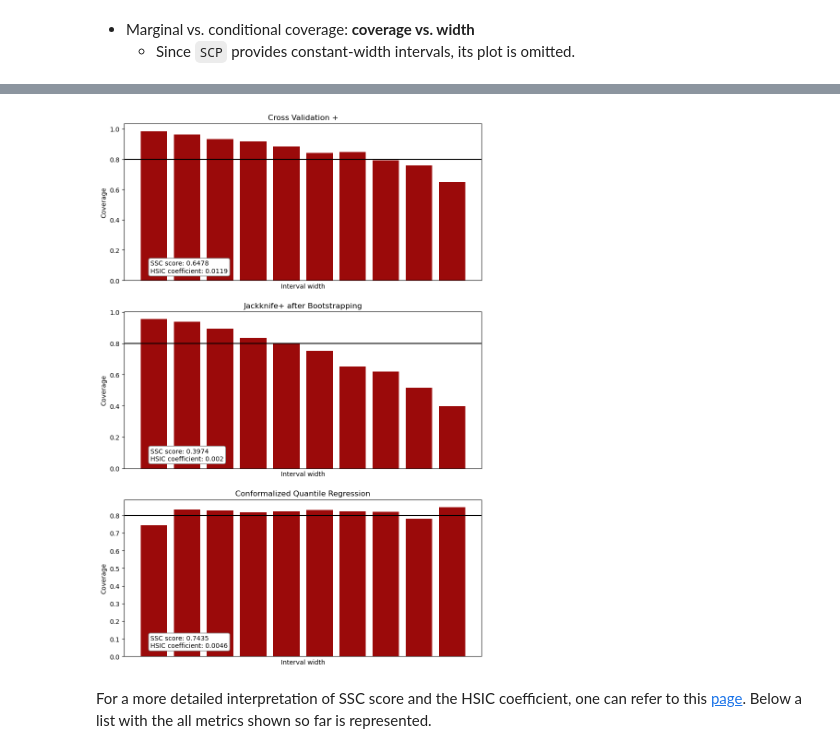
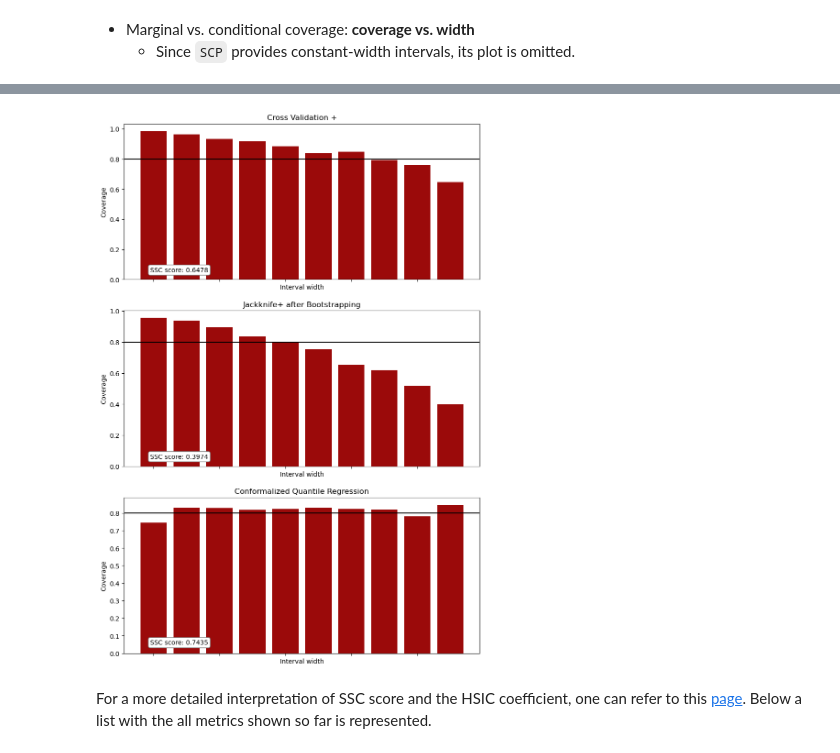
Before and after one commit to gcastro-98/conformal-prediction, a Jupyter notebook: regression.ipynb, the cells around one changed output, grey strips where cells are left out. Saved outputs shown, nothing was run; the diff lists cells and outputs as text; code cells hidden in the pictures.

```diff
--- a/regression.ipynb
+++ b/regression.ipynb
@@ -64,7 +66,7 @@ strategies_params = {
 We first define perform a random search to find out which are the best hyperparameters:
 - **Note:** it may take a while.
 # %%
-hyperparameters_serialization_file: str = "output/lgbm-hyperparameters.json"
+hyperparameters_serialization_file: str = "output/regression/lgbm-hyperparameters.json"
 
 if os.path.isfile(hyperparameters_serialization_file):
     logger.info("Retrieving best hyperparameters from local file")
@@ -239,12 +256,12 @@ for _i, _strat in enumerate(_strategies):
     axs[_i] = visualize.coverage_by_width(
         y_test, int_pred[_strat], MISCOVERAGE,
         cond_coverages[_strat],
-        hsic_coefficients[_strat],
+        # hsic_coefficients[_strat],
         num_bins=NUM_BINS,
         ax=axs[_i],
         title=strategies_names[_strat],
     )
-plt.savefig('output/coverage-vs-width-regression-problem.png', dpi=200)
+plt.savefig('output/regression/coverage-vs-width-regression-problem.png', dpi=200)
 plt.show()
 plt.close()
 # %% [output]
@@ -260,4 +277,4 @@ plt.close()
-[figure, old version]
+[figure, new version]
 # %% [markdown]
 For a more detailed interpretation of SSC score and the HSIC coefficient, one can refer to this [page](https://mapie.readthedocs.io/en/stable/examples_regression/2-advanced-analysis/plot_conditional_coverage.html). Below a list with the all metrics shown so far is represented.
 # %%
```
Also changed, not shown: parts of 11 cells of this notebook, 6 other files.
